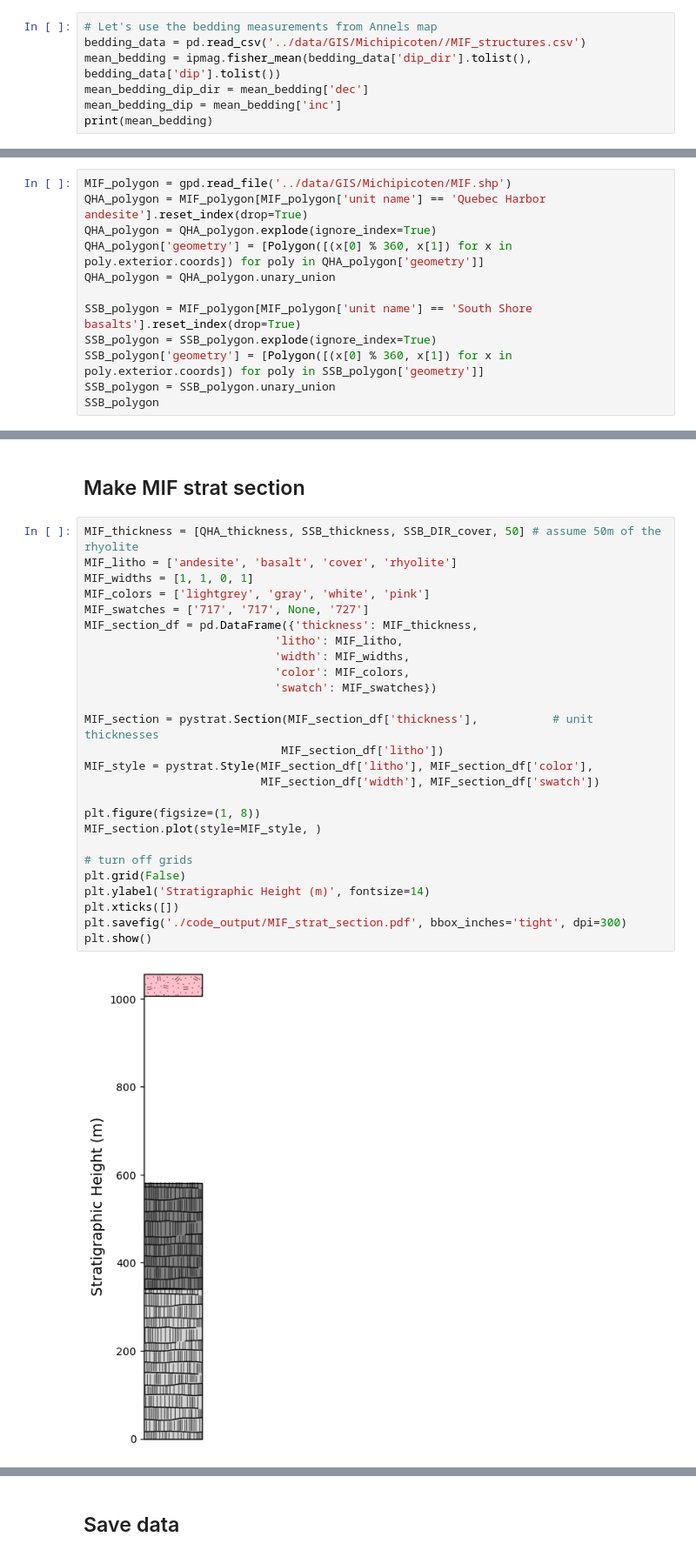
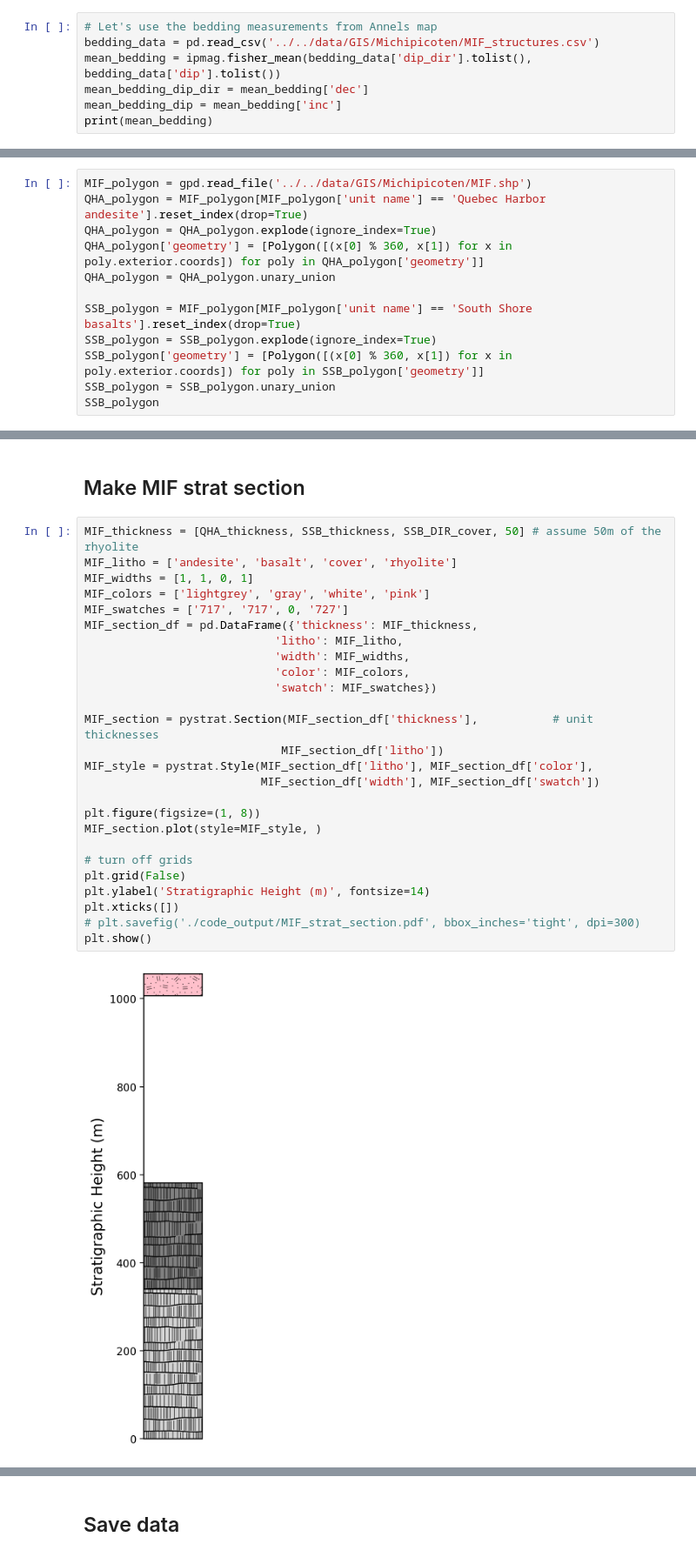
Before and after one commit to PolarWandering/APWP_StratModels, a Jupyter notebook: code/strat_height/Michipicoten_strat_height_calculations.ipynb, the cells around one changed output, grey strips where cells are left out. Shown: that part at 87% size. Drawn from its saved outputs; the diff is of its cells as text.

```diff
--- a/code/strat_height/Michipicoten_strat_height_calculations.ipynb
+++ b/code/strat_height/Michipicoten_strat_height_calculations.ipynb
@@ -32,7 +32,7 @@ DIR_lon = 274.2123279 -360
 DIR_lat =  47.69565318
 # %%
 # Let's use the bedding measurements from Annels map
-bedding_data = pd.read_csv('../data/GIS/Michipicoten//MIF_structures.csv')
+bedding_data = pd.read_csv('../../data/GIS/Michipicoten/MIF_structures.csv')
 mean_bedding = ipmag.fisher_mean(bedding_data['dip_dir'].tolist(), bedding_data['dip'].tolist())
 mean_bedding_dip_dir = mean_bedding['dec']
 mean_bedding_dip = mean_bedding['inc']
@@ -40,7 +40,7 @@ print(mean_bedding)
 # %% [output]
 {'dec': 174.65822863954583, 'inc': 19.363561255968257, 'n': 41, 'r': 40.52616872913595, 'k': 84.41823589873697, 'alpha95': 2.4435336076013376, 'csd': 8.815904616287337}
 # %%
-MIF_polygon = gpd.read_file('../data/GIS/Michipicoten/MIF.shp')
+MIF_polygon = gpd.read_file('../../data/GIS/Michipicoten/MIF.shp')
 QHA_polygon = MIF_polygon[MIF_polygon['unit name'] == 'Quebec Harbor andesite'].reset_index(drop=True)
 QHA_polygon = QHA_polygon.explode(ignore_index=True)
 QHA_polygon['geometry'] = [Polygon([(x[0] % 360, x[1]) for x in poly.exterior.coords]) for poly in QHA_polygon['geometry']]
@@ -130,31 +130,31 @@ site lat 47.72508307 site lon 274.3574214 site elevation 179.0 intersection lat
 # %%
 MIF_thickness = [QHA_thickness, SSB_thickness, SSB_DIR_cover, 50] # assume 50m of the rhyolite
 MIF_litho = ['andesite', 'basalt', 'cover', 'rhyolite']
 MIF_widths = [1, 1, 0, 1]
 MIF_colors = ['lightgrey', 'gray', 'white', 'pink']
-MIF_swatches = ['717', '717', None, '727']
+MIF_swatches = ['717', '717', 0, '727']
 MIF_section_df = pd.DataFrame({'thickness': MIF_thickness,
                             'litho': MIF_litho,
                             'width': MIF_widths,
                             'color': MIF_colors,
                             'swatch': MIF_swatches})
 
 MIF_section = pystrat.Section(MIF_section_df['thickness'],           # unit thicknesses
                              MIF_section_df['litho'])
 MIF_style = pystrat.Style(MIF_section_df['litho'], MIF_section_df['color'],
                           MIF_section_df['width'], MIF_section_df['swatch'])
 
 plt.figure(figsize=(1, 8))
 MIF_section.plot(style=MIF_style, )
 
 # turn off grids
 plt.grid(False)
 plt.ylabel('Stratigraphic Height (m)', fontsize=14)
 plt.xticks([])
-plt.savefig('./code_output/MIF_strat_section.pdf', bbox_inches='tight', dpi=300)
+# plt.savefig('./code_output/MIF_strat_section.pdf', bbox_inches='tight', dpi=300)
 plt.show()
 # %% [output]
-[figure, old version]
+[figure, new version]
 # %%
 np.sum(MIF_thickness)
 # %% [output]
```
Also changed, not shown: parts of 5 cells of this notebook.
